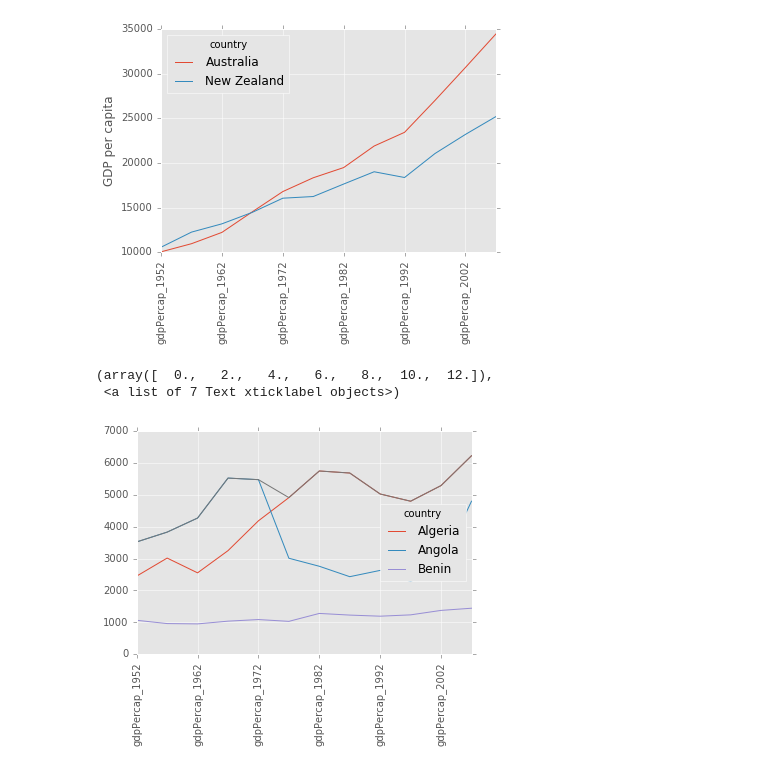
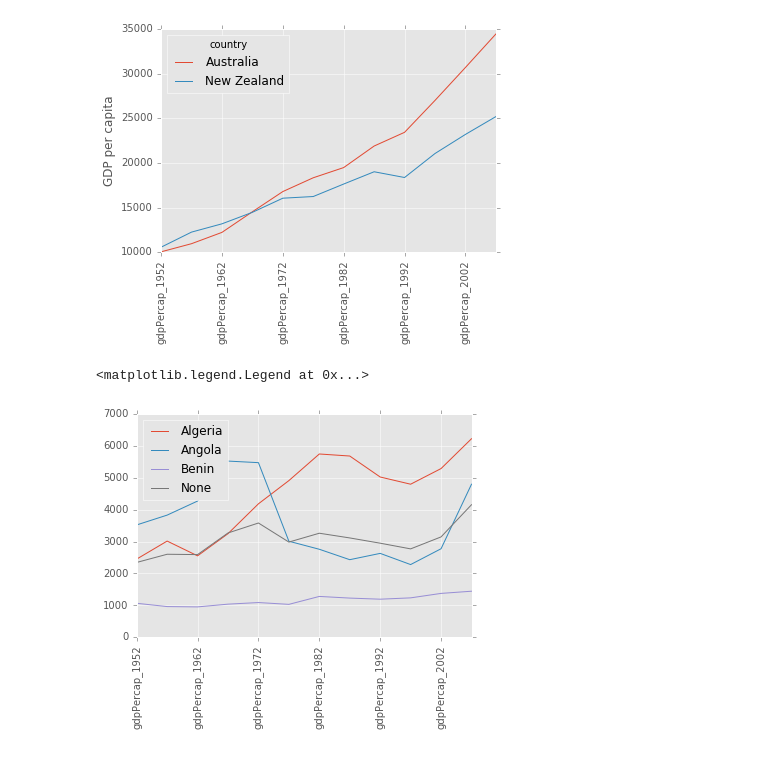
Before and after one commit to pvanheus/2016-10-05-riverclub-python, a Jupyter notebook: Session3.ipynb, the cells around one changed output. Saved outputs shown, nothing was run; the diff lists cells and outputs as text; code cells hidden in the pictures.

```diff
--- a/Session3.ipynb
+++ b/Session3.ipynb
@@ -572,10 +572,9 @@ plt.ylabel('GDP per capita')
 [figure]
 # %%
 africa_data[:'Benin'].T.plot()
-africa_data[:'Benin'].max().plot()
+africa_data[:'Benin'].mean().plot()
 plt.xticks(rotation=90)
-plt.legend(loc='')
+plt.legend(loc='best')
 # %% [output]
-(array([  0.,   2.,   4.,   6.,   8.,  10.,  12.]),
- <a list of 7 Text xticklabel objects>)
+<matplotlib.legend.Legend at 0x...>
-[figure, old version]
+[figure, new version]
```
